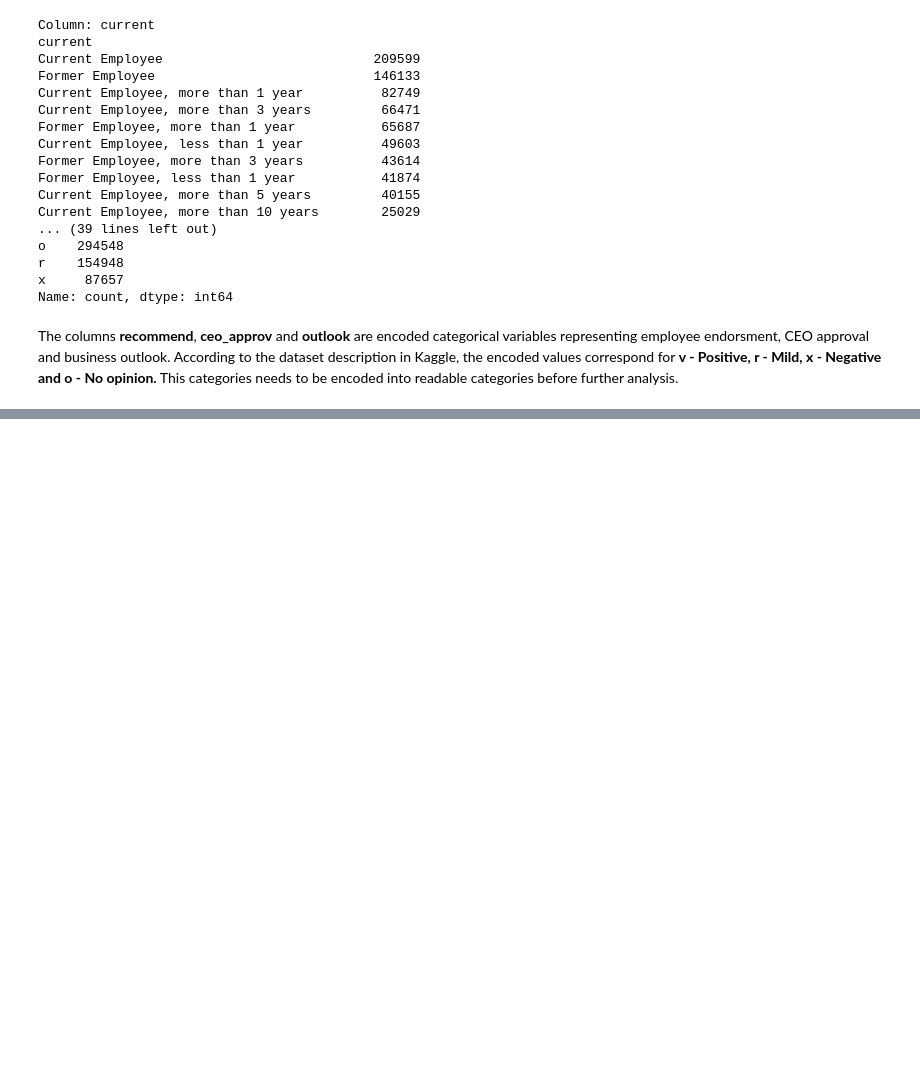
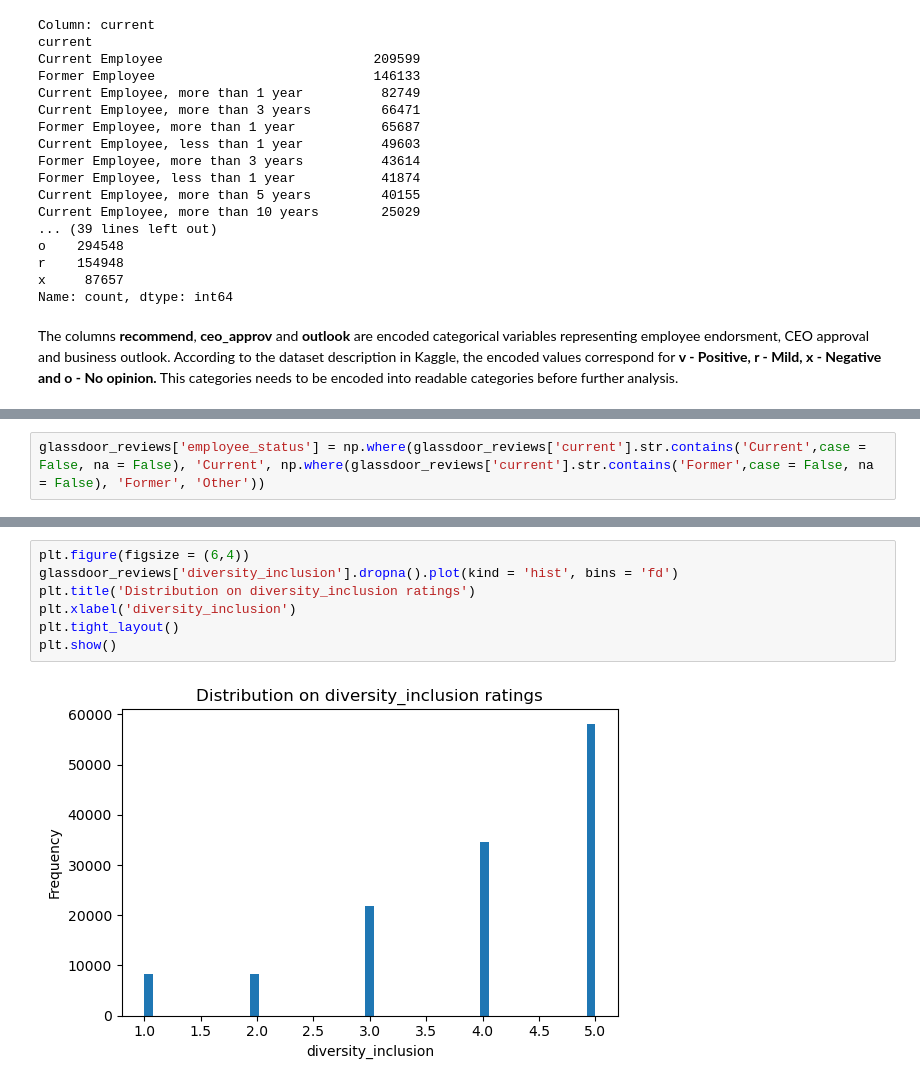
Before and after one commit to YoanaHadzhidimitrova/employee_review_analysis, a Jupyter notebook: employee_review_analysis.ipynb, the cells around one changed output, grey strips where cells are left out. Drawn from its saved outputs; the diff is of its cells as text; blank space fills up the shorter version.

```diff
--- a/employee_review_analysis.ipynb
+++ b/employee_review_analysis.ipynb
@@ -187,0 +220,2 @@ The columns **recommend**, **ceo_approv** and **outlook** are encoded categorica
+# %%
+glassdoor_reviews['employee_status'] = np.where(glassdoor_reviews['current'].str.contains('Current',case = False, na = False), 'Current', np.where(glassdoor_reviews['current'].str.contains('Former',case = False, na = False), 'Former', 'Other'))
@@ -187,0 +455,9 @@ The columns **recommend**, **ceo_approv** and **outlook** are encoded categorica
+# %%
+plt.figure(figsize = (6,4))
+glassdoor_reviews['diversity_inclusion'].dropna().plot(kind = 'hist', bins = 'fd')
+plt.title('Distribution on diversity_inclusion ratings')
+plt.xlabel('diversity_inclusion')
+plt.tight_layout()
+plt.show()
+# %% [output]
+[figure, added]
```
Also changed, not shown: parts of 39 cells of this notebook.
